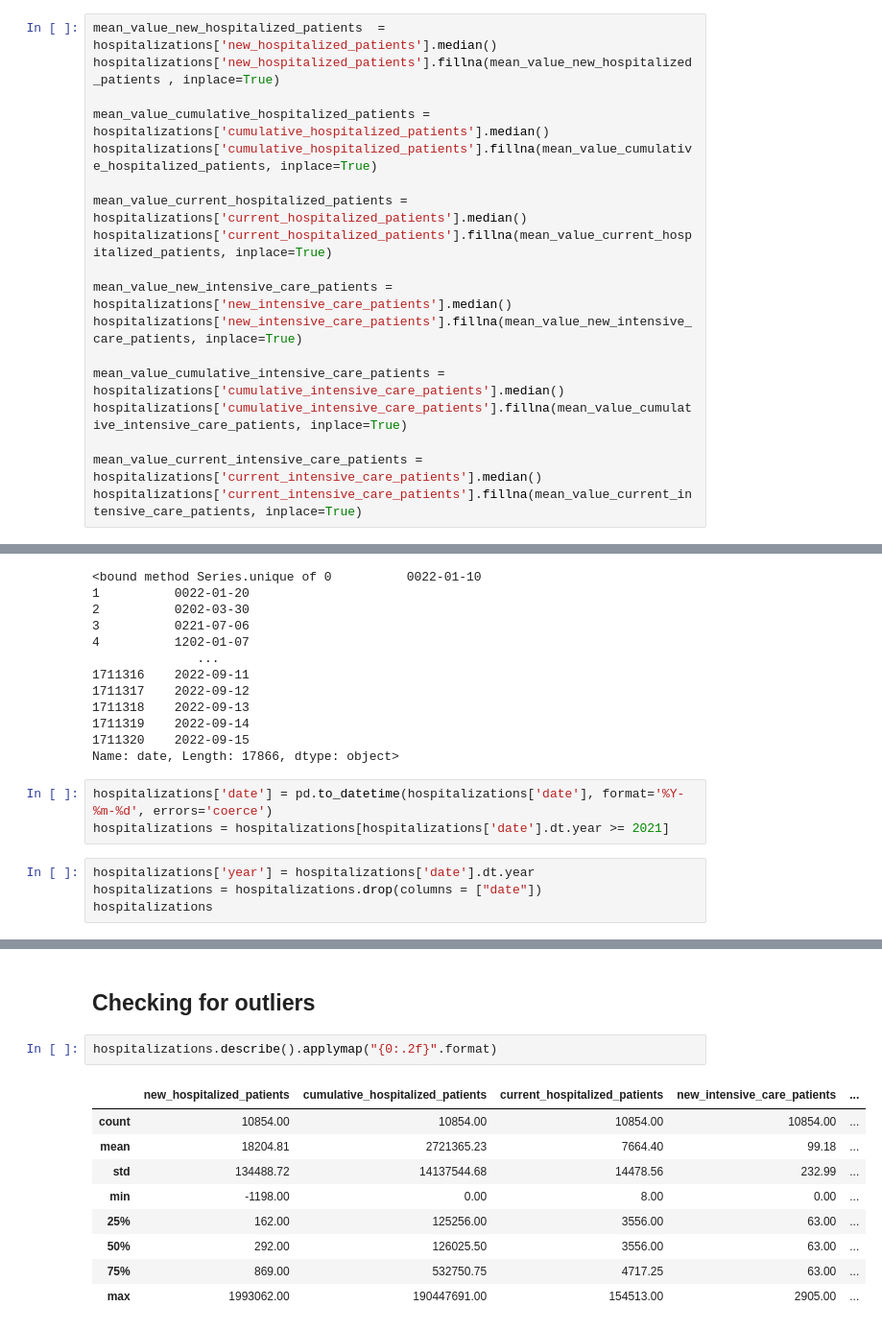
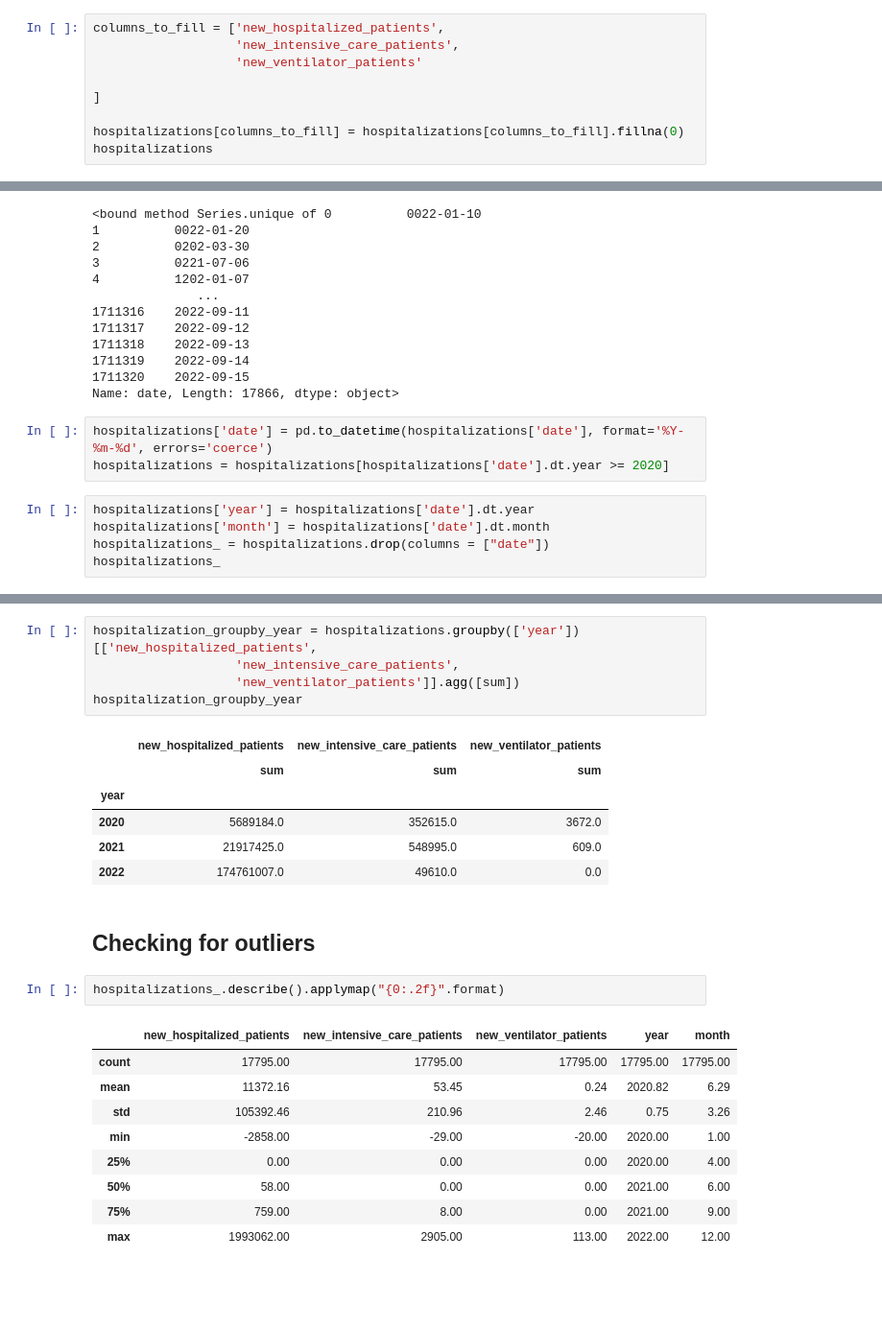
Before and after one commit to DenniseMc/cpsc_project, a Jupyter notebook: project Hospitalization.ipynb, the cells around one changed output, grey strips where cells are left out. Shown: that part at 96% size. Saved outputs shown, nothing was run; the diff lists cells and outputs as text; blank space fills up the shorter version.

```diff
--- a/project Hospitalization.ipynb
+++ b/project Hospitalization.ipynb
@@ -106,18 +141,9 @@ hospitalizations
-# %%
-mean_value_new_hospitalized_patients  = hospitalizations['new_hospitalized_patients'].median()
-hospitalizations['new_hospitalized_patients'].fillna(mean_value_new_hospitalized_patients , inplace=True)
-
-mean_value_cumulative_hospitalized_patients = hospitalizations['cumulative_hospitalized_patients'].median()
-hospitalizations['cumulative_hospitalized_patients'].fillna(mean_value_cumulative_hospitalized_patients, inplace=True)
-
-mean_value_current_hospitalized_patients = hospitalizations['current_hospitalized_patients'].median()
-hospitalizations['current_hospitalized_patients'].fillna(mean_value_current_hospitalized_patients, inplace=True)
-
-mean_value_new_intensive_care_patients = hospitalizations['new_intensive_care_patients'].median()
-hospitalizations['new_intensive_care_patients'].fillna(mean_value_new_intensive_care_patients, inplace=True)
-
-mean_value_cumulative_intensive_care_patients = hospitalizations['cumulative_intensive_care_patients'].median()
-hospitalizations['cumulative_intensive_care_patients'].fillna(mean_value_cumulative_intensive_care_patients, inplace=True)
-
-mean_value_current_intensive_care_patients = hospitalizations['current_intensive_care_patients'].median()
-hospitalizations['current_intensive_care_patients'].fillna(mean_value_current_intensive_care_patients, inplace=True)
+# %%
+columns_to_fill = ['new_hospitalized_patients',
+                   'new_intensive_care_patients',
+                   'new_ventilator_patients'
+
+]
+
+hospitalizations[columns_to_fill] = hospitalizations[columns_to_fill].fillna(0)
+hospitalizations
@@ -152,11 +189,12 @@ hospitalizations['date'].unique
 Name: date, Length: 17866, dtype: object>
 # %%
 hospitalizations['date'] = pd.to_datetime(hospitalizations['date'], format='%Y-%m-%d', errors='coerce')
-hospitalizations = hospitalizations[hospitalizations['date'].dt.year >= 2021]
+hospitalizations = hospitalizations[hospitalizations['date'].dt.year >= 2020]
 # %%
 hospitalizations['year'] = hospitalizations['date'].dt.year
-hospitalizations = hospitalizations.drop(columns = ["date"])
-hospitalizations
+hospitalizations['month'] = hospitalizations['date'].dt.month
+hospitalizations_ = hospitalizations.drop(columns = ["date"])
+hospitalizations_
 # %% [output]
 A value is trying to be set on a copy of a slice from a DataFrame.
 Try using .loc[row_indexer,col_indexer] = value instead
@@ -179,17 +243,29 @@ See the caveats in the documentation: https://pandas.pydata.org/pandas-docs/stab
+# %%
+hospitalization_groupby_year = hospitalizations.groupby(['year'])[['new_hospitalized_patients',
+                   'new_intensive_care_patients',
+                   'new_ventilator_patients']].agg([sum])
+hospitalization_groupby_year
+# %% [output]
+|  | new_hospitalized_patients | new_intensive_care_patients | new_ventilator_patients |
+|  | sum | sum | sum |
+| year |  |  |  |
+| 2020 | 5689184.0 | 352615.0 | 3672.0 |
+| 2021 | 21917425.0 | 548995.0 | 609.0 |
+| 2022 | 174761007.0 | 49610.0 | 0.0 |
 # %% [markdown]
 ## Checking for outliers
 # %%
-hospitalizations.describe().applymap("{0:.2f}".format)
+hospitalizations_.describe().applymap("{0:.2f}".format)
 # %% [output]
-|  | new_hospitalized_patients | cumulative_hospitalized_patients | current_hospitalized_patients | new_intensive_care_patients | ... |
-| count | 10854.00 | 10854.00 | 10854.00 | 10854.00 | ... |
-| mean | 18204.81 | 2721365.23 | 7664.40 | 99.18 | ... |
-| std | 134488.72 | 14137544.68 | 14478.56 | 232.99 | ... |
-| min | -1198.00 | 0.00 | 8.00 | 0.00 | ... |
-| 25% | 162.00 | 125256.00 | 3556.00 | 63.00 | ... |
-| 50% | 292.00 | 126025.50 | 3556.00 | 63.00 | ... |
-| 75% | 869.00 | 532750.75 | 4717.25 | 63.00 | ... |
-| max | 1993062.00 | 190447691.00 | 154513.00 | 2905.00 | ... |
+|  | new_hospitalized_patients | new_intensive_care_patients | new_ventilator_patients | year | month |
+| count | 17795.00 | 17795.00 | 17795.00 | 17795.00 | 17795.00 |
+| mean | 11372.16 | 53.45 | 0.24 | 2020.82 | 6.29 |
+| std | 105392.46 | 210.96 | 2.46 | 0.75 | 3.26 |
+| min | -2858.00 | -29.00 | -20.00 | 2020.00 | 1.00 |
+| 25% | 0.00 | 0.00 | 0.00 | 2020.00 | 4.00 |
+| 50% | 58.00 | 0.00 | 0.00 | 2021.00 | 6.00 |
+| 75% | 759.00 | 8.00 | 0.00 | 2021.00 | 9.00 |
+| max | 1993062.00 | 2905.00 | 113.00 | 2022.00 | 12.00 |
 # %%
 hospitalizations.plot.box(vert=False)
 plt.show()
```
Also changed, not shown: parts of 15 cells of this notebook.
